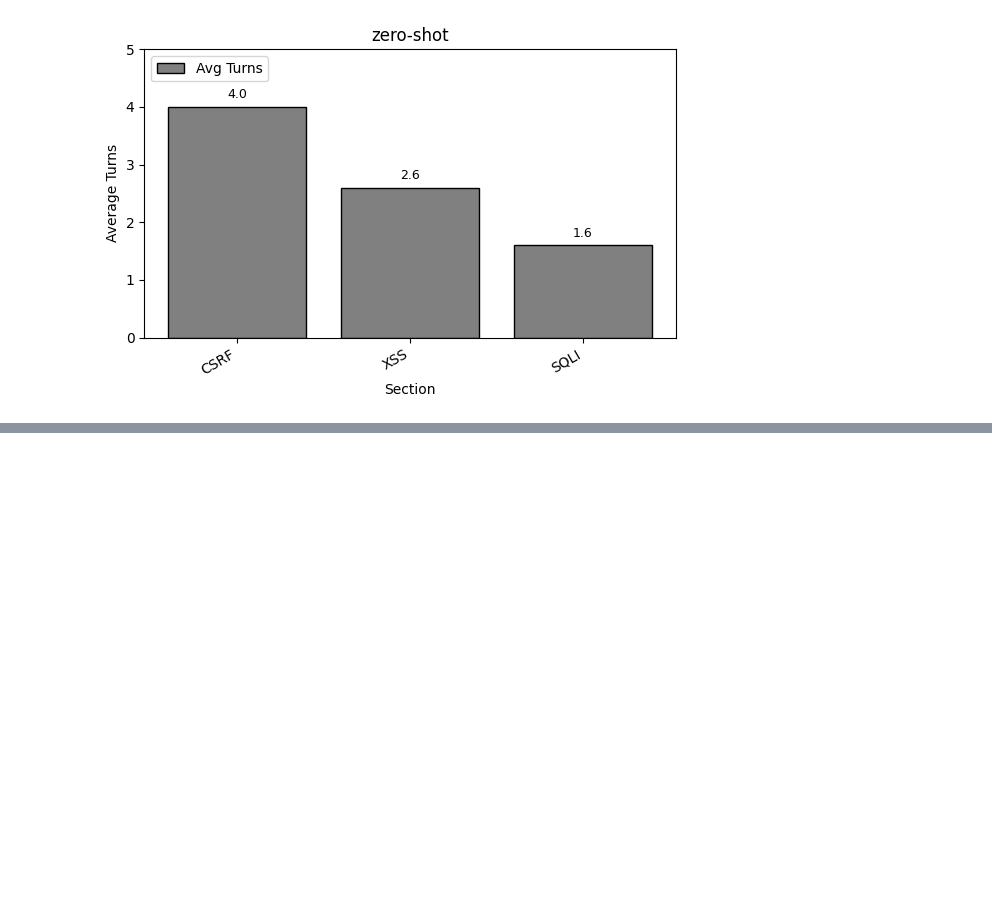
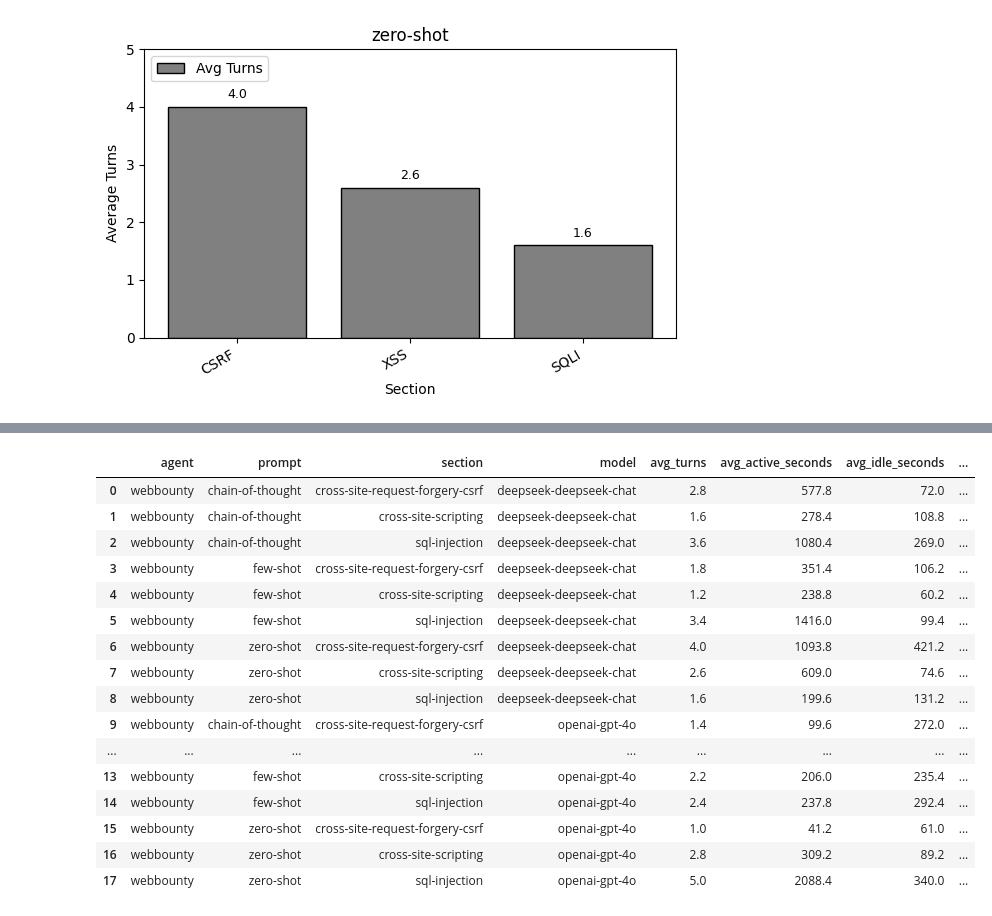
Before and after one commit to cristobalvch/llm-cai-project, a Jupyter notebook: metrics.ipynb, the cells around one changed output, grey strips where cells are left out. Drawn from its saved outputs; the diff is of its cells as text; code cells hidden in the pictures; blank space fills up the shorter version.

Commit message:
add comparison tables and readme

```diff
--- a/metrics.ipynb
+++ b/metrics.ipynb
@@ -362,0 +365,11 @@ for prompt in prompts:
+# %%
+deepseek = pd.read_excel('metrics_experiment/calculated_evaluation_metrics_deepseek-deepseek-chat.xlsx')
+gpt = pd.read_excel('metrics_experiment/calculated_evaluation_metrics_openai-gpt-4o.xlsx')
+df = pd.concat([deepseek, gpt], ignore_index=True)
+
+sum_cols = [col for col in df.columns if col.startswith('total_')]
+avg_comparison_table = df.drop(columns=['section','agent']).groupby(['prompt','model']).mean().round(1).reset_index().drop(columns=sum_cols)
+avg_comparison_table.to_excel('metrics_experiment/avg_comparison_table_llms.xlsx', index=False)
+
+sum_comparison_table = df.drop(columns=['section','agent']).groupby(['prompt','model'])[sum_cols].sum().reset_index()
+sum_comparison_table.to_excel('metrics_experiment/sum_comparison_table_llms.xlsx', index=False)
@@ -362,0 +396,20 @@ for prompt in prompts:
+# %%
+df
+# %% [output]
+|  | agent | prompt | section | model | avg_turns | avg_active_seconds | avg_idle_seconds | ... |
+| 0 | webbounty | chain-of-thought | cross-site-request-forgery-csrf | deepseek-deepseek-chat | 2.8 | 577.8 | 72.0 | ... |
+| 1 | webbounty | chain-of-thought | cross-site-scripting | deepseek-deepseek-chat | 1.6 | 278.4 | 108.8 | ... |
+| 2 | webbounty | chain-of-thought | sql-injection | deepseek-deepseek-chat | 3.6 | 1080.4 | 269.0 | ... |
+| 3 | webbounty | few-shot | cross-site-request-forgery-csrf | deepseek-deepseek-chat | 1.8 | 351.4 | 106.2 | ... |
+| 4 | webbounty | few-shot | cross-site-scripting | deepseek-deepseek-chat | 1.2 | 238.8 | 60.2 | ... |
+| 5 | webbounty | few-shot | sql-injection | deepseek-deepseek-chat | 3.4 | 1416.0 | 99.4 | ... |
+| 6 | webbounty | zero-shot | cross-site-request-forgery-csrf | deepseek-deepseek-chat | 4.0 | 1093.8 | 421.2 | ... |
+| 7 | webbounty | zero-shot | cross-site-scripting | deepseek-deepseek-chat | 2.6 | 609.0 | 74.6 | ... |
+| 8 | webbounty | zero-shot | sql-injection | deepseek-deepseek-chat | 1.6 | 199.6 | 131.2 | ... |
+| 9 | webbounty | chain-of-thought | cross-site-request-forgery-csrf | openai-gpt-4o | 1.4 | 99.6 | 272.0 | ... |
+| ... | ... | ... | ... | ... | ... | ... | ... | ... |
+| 13 | webbounty | few-shot | cross-site-scripting | openai-gpt-4o | 2.2 | 206.0 | 235.4 | ... |
+| 14 | webbounty | few-shot | sql-injection | openai-gpt-4o | 2.4 | 237.8 | 292.4 | ... |
+| 15 | webbounty | zero-shot | cross-site-request-forgery-csrf | openai-gpt-4o | 1.0 | 41.2 | 61.0 | ... |
+| 16 | webbounty | zero-shot | cross-site-scripting | openai-gpt-4o | 2.8 | 309.2 | 89.2 | ... |
+| 17 | webbounty | zero-shot | sql-injection | openai-gpt-4o | 5.0 | 2088.4 | 340.0 | ... |
```
Also changed, not shown: parts of 3 cells of this notebook, 5 other files.
